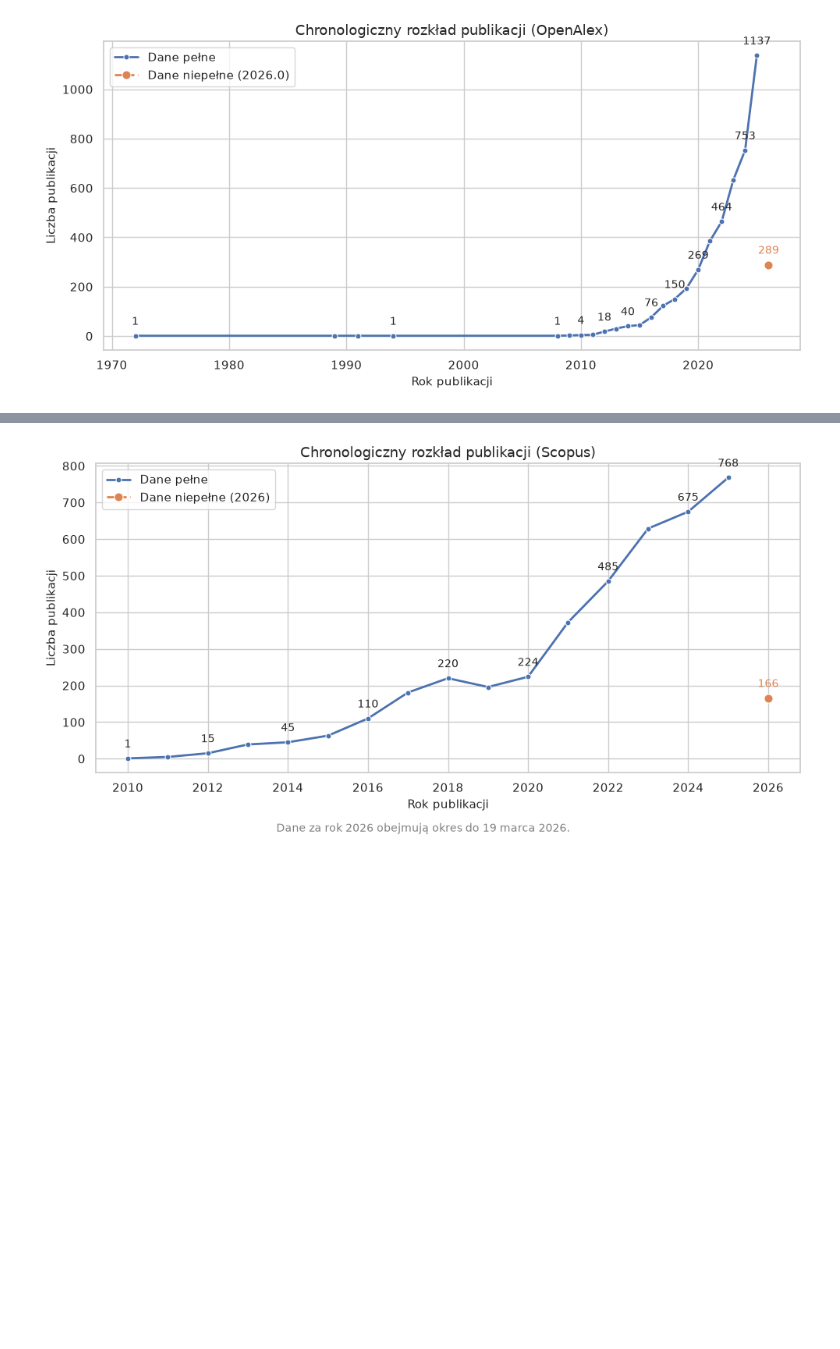
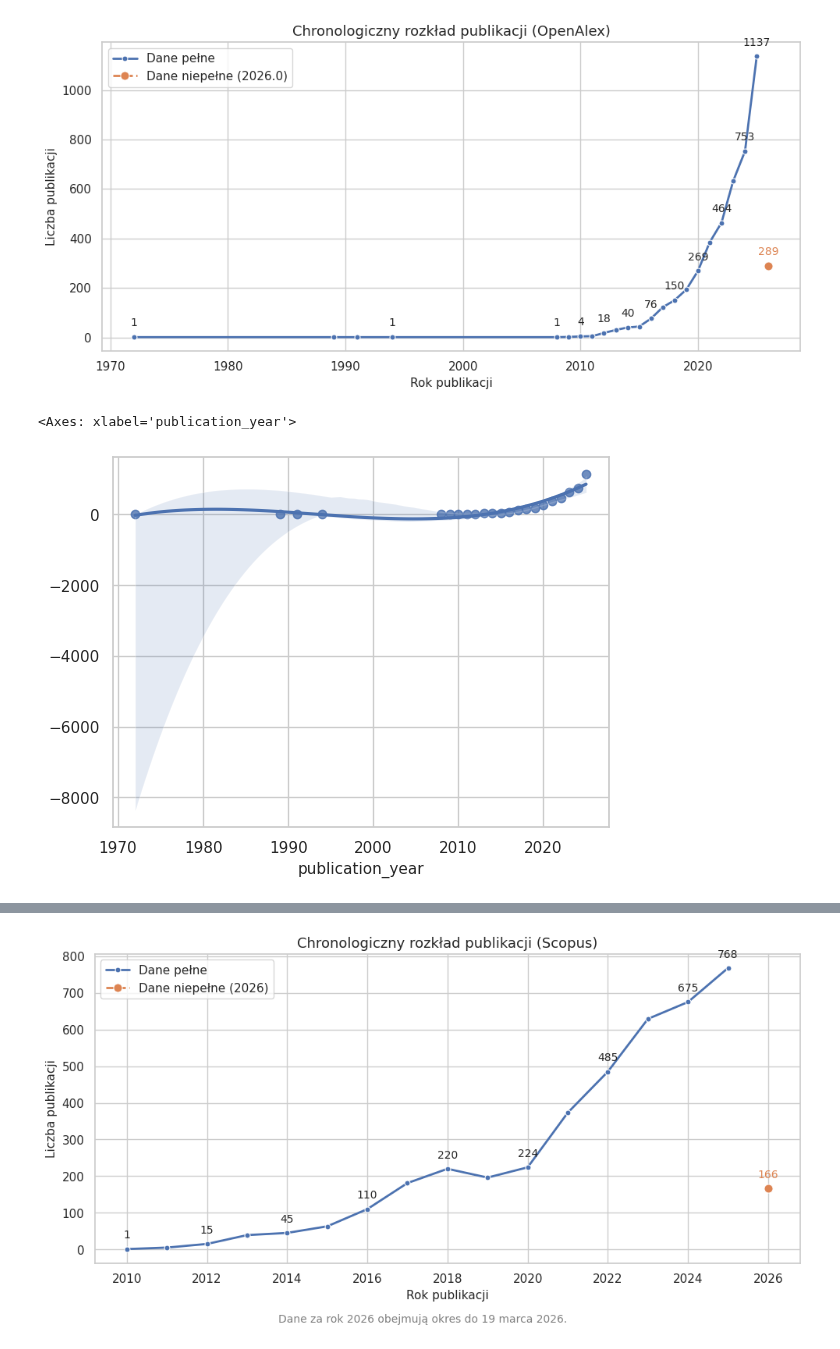
Before and after one commit to agatagera/Advances-in-research-on-the-use-of-large-language-models-in-social-media-analysis, a Jupyter notebook: analiza.ipynb, the cells around one changed output, grey strips where cells are left out. Cells and saved outputs as stored; diff of their text form; code cells hidden in the pictures; blank space fills up the shorter version.

```diff
--- a/analiza.ipynb
+++ b/analiza.ipynb
@@ -240,3 +284,8 @@ fig.tight_layout()
 plt.show()
 # %% [output]
 [figure]
+# %%
+sns.regplot(x=yc_full.index, y=yc_full.values, data=yc_full, order=3)
+# %% [output]
+<Axes: xlabel='publication_year'>
+[figure, added]
```
Also changed, not shown: parts of 34 cells of this notebook.
